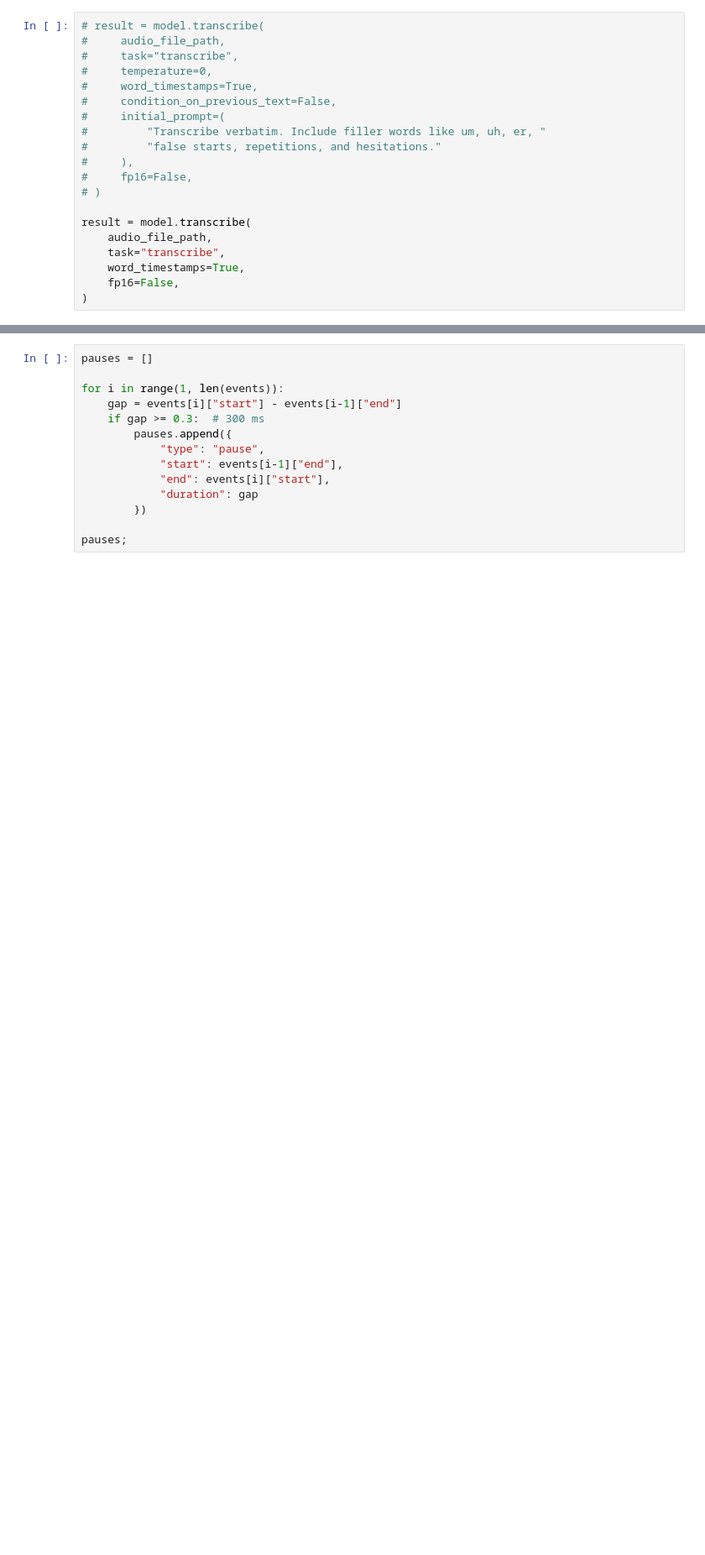
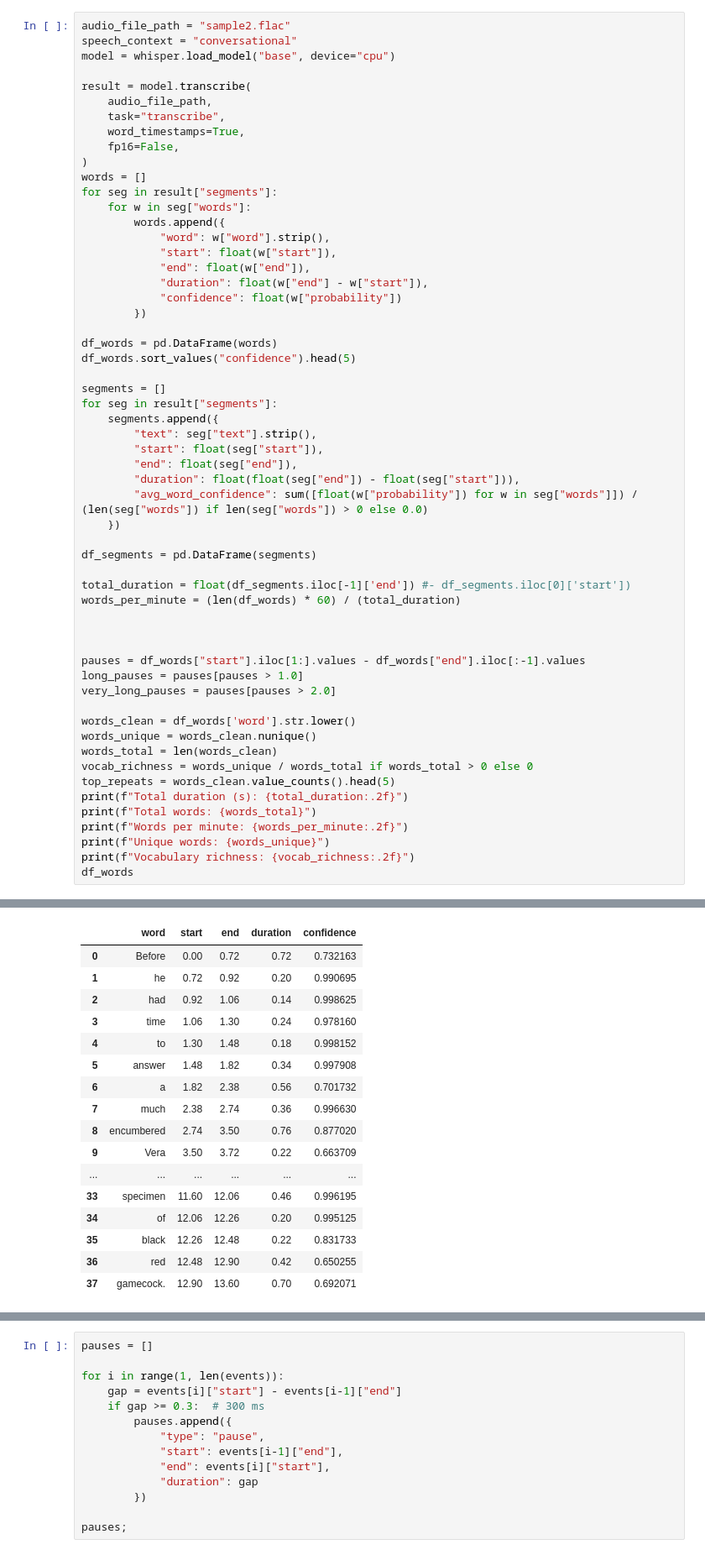
Before and after one commit to rakibj/speech-analysis, a Jupyter notebook: main.ipynb, the cells around one changed output, grey strips where cells are left out. Shown at 84% size. Saved outputs shown, nothing was run; the diff lists cells and outputs as text; blank space fills up the shorter version.

```diff
--- a/main.ipynb
+++ b/main.ipynb
@@ -13,16 +9,7 @@ model = whisper.load_model("base", device="cpu")
 # %%
-# result = model.transcribe(
-#     audio_file_path,
-#     task="transcribe",
-#     temperature=0,
-#     word_timestamps=True,
-#     condition_on_previous_text=False,
-#     initial_prompt=(
-#         "Transcribe verbatim. Include filler words like um, uh, er, "
-#         "false starts, repetitions, and hesitations."
-#     ),
-#     fp16=False,
-# )
+audio_file_path = "sample2.flac"
+speech_context = "conversational"
+model = whisper.load_model("base", device="cpu")
 
 result = model.transcribe(
     audio_file_path,
@@ -30,3 +17,50 @@ result = model.transcribe(
     word_timestamps=True,
     fp16=False,
 )
+words = []
+for seg in result["segments"]:
+    for w in seg["words"]:
+        words.append({
+            "word": w["word"].strip(),
+            "start": float(w["start"]),
+            "end": float(w["end"]),
+            "duration": float(w["end"] - w["start"]),
+            "confidence": float(w["probability"])
+        })
+
+df_words = pd.DataFrame(words)
+df_words.sort_values("confidence").head(5)
+
+segments = []
+for seg in result["segments"]:
+    segments.append({
+        "text": seg["text"].strip(),
+        "start": float(seg["start"]),
+        "end": float(seg["end"]),
+        "duration": float(float(seg["end"]) - float(seg["start"])),
+        "avg_word_confidence": sum([float(w["probability"]) for w in seg["words"]]) / (len(seg["words"]) if len(seg["words"]) > 0 else 0.0)
+    })
+
+df_segments = pd.DataFrame(segments)
+
+total_duration = float(df_segments.iloc[-1]['end']) #- df_segments.iloc[0]['start'])
+words_per_minute = (len(df_words) * 60) / (total_duration)
+
+
+
+pauses = df_words["start"].iloc[1:].values - df_words["end"].iloc[:-1].values
+long_pauses = pauses[pauses > 1.0]
+very_long_pauses = pauses[pauses > 2.0]
+
+words_clean = df_words['word'].str.lower()
+words_unique = words_clean.nunique()
+words_total = len(words_clean)
+vocab_richness = words_unique / words_total if words_total > 0 else 0
+top_repeats = words_clean.value_counts().head(5)
+print(f"Total duration (s): {total_duration:.2f}")
+print(f"Total words: {words_total}")
+print(f"Words per minute: {words_per_minute:.2f}")
+print(f"Unique words: {words_unique}")
+print(f"Vocabulary richness: {vocab_richness:.2f}")
+df_words
+# %% [output]
@@ -32,0 +72,17 @@ result = model.transcribe(
+|  | word | start | end | duration | confidence |
+| 0 | Before | 0.00 | 0.72 | 0.72 | 0.732163 |
+| 1 | he | 0.72 | 0.92 | 0.20 | 0.990695 |
+| 2 | had | 0.92 | 1.06 | 0.14 | 0.998625 |
+| 3 | time | 1.06 | 1.30 | 0.24 | 0.978160 |
+| 4 | to | 1.30 | 1.48 | 0.18 | 0.998152 |
+| 5 | answer | 1.48 | 1.82 | 0.34 | 0.997908 |
+| 6 | a | 1.82 | 2.38 | 0.56 | 0.701732 |
+| 7 | much | 2.38 | 2.74 | 0.36 | 0.996630 |
+| 8 | encumbered | 2.74 | 3.50 | 0.76 | 0.877020 |
+| 9 | Vera | 3.50 | 3.72 | 0.22 | 0.663709 |
+| ... | ... | ... | ... | ... | ... |
+| 33 | specimen | 11.60 | 12.06 | 0.46 | 0.996195 |
+| 34 | of | 12.06 | 12.26 | 0.20 | 0.995125 |
+| 35 | black | 12.26 | 12.48 | 0.22 | 0.831733 |
+| 36 | red | 12.48 | 12.90 | 0.42 | 0.650255 |
+| 37 | gamecock. | 12.90 | 13.60 | 0.70 | 0.692071 |
```
Also changed, not shown: parts of 25 cells of this notebook.
